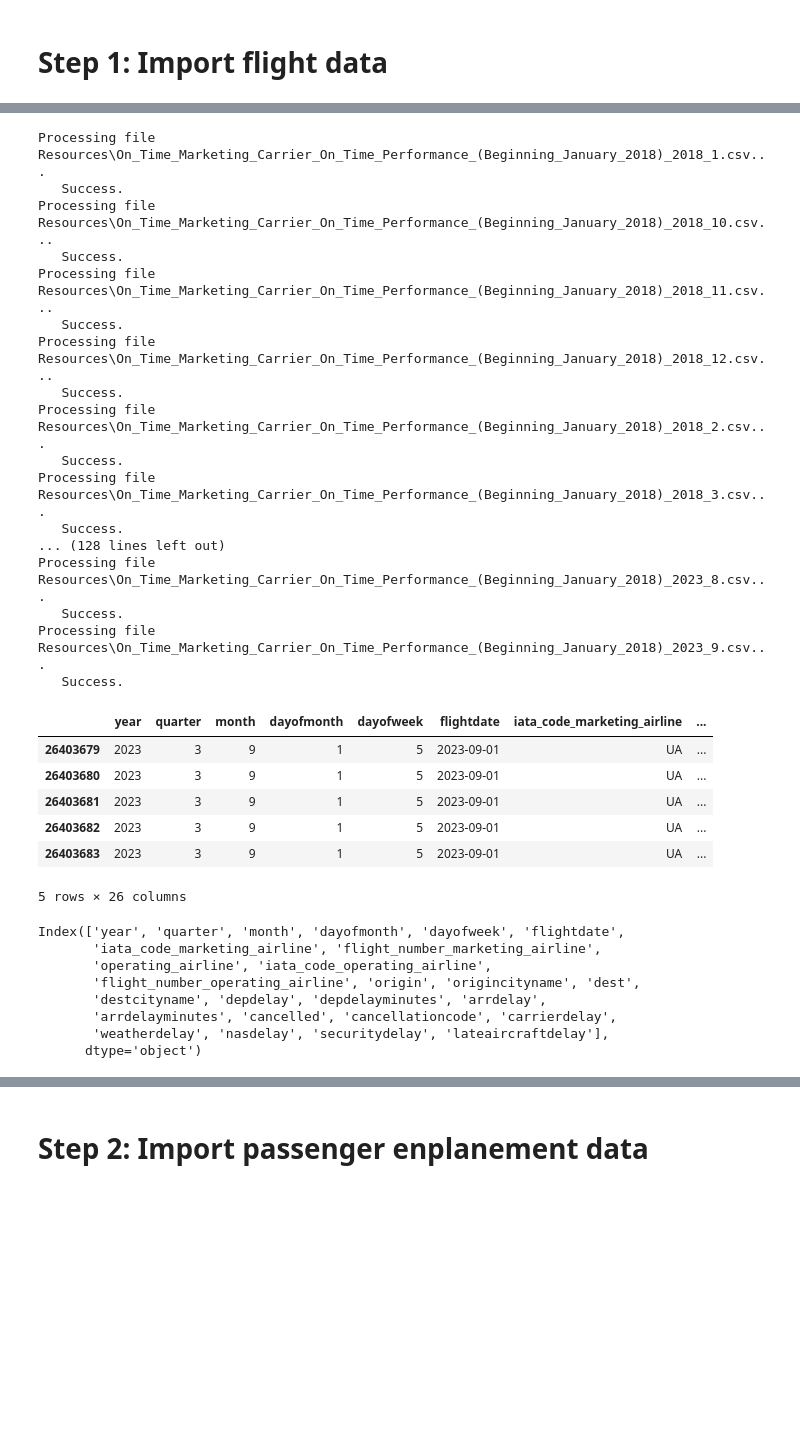
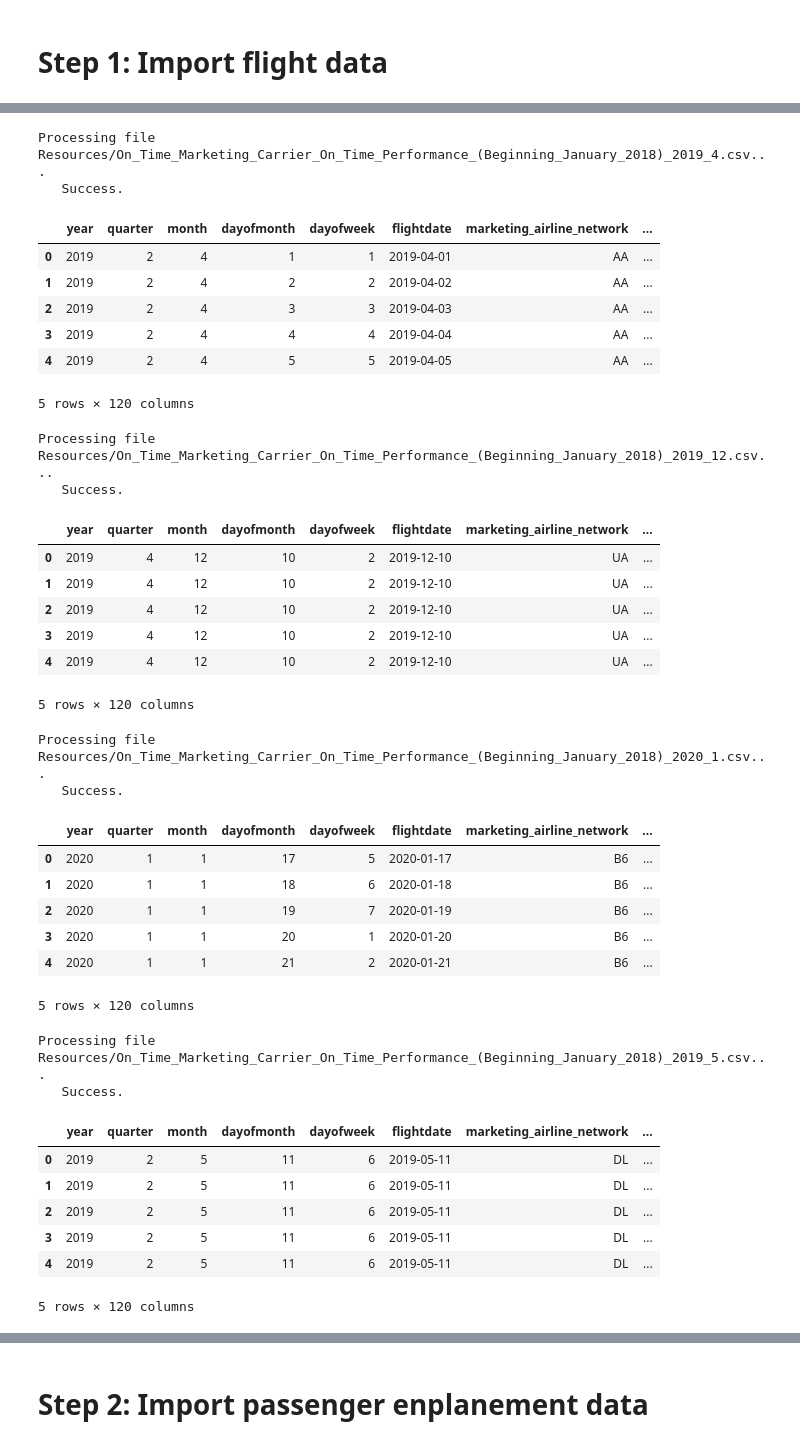
Before and after one commit to silas-ph/Group_6_EDA, a Jupyter notebook: p1_flight_data_analysis.ipynb, the cells around one changed output, grey strips where cells are left out. Cells and saved outputs as stored; diff of their text form; code cells hidden in the pictures; blank space fills up the shorter version.

Commit message:
corrected spelling on resource files and added basic stats

```diff
--- a/p1_flight_data_analysis.ipynb
+++ b/p1_flight_data_analysis.ipynb
@@ -50,5 +51,5 @@ major_airports = {'ATL': 'Atlanta',
 # Create a list that contains the flights file names
 flights_files = glob.glob(f'{input_data_path}On_Time_Marketing_Carrier_On_Time_Performance_(Beginning_January_2018)_*.csv')
 
-# for file in flights_files:
-#     print(file)
+for file in flights_files:
+    print(file)
@@ -74,7 +93,7 @@ for file in flights_files:
     # Strip out any leading or trailing whitespace from column names and make sure columns
     # are lower case
     df.rename(columns = {name:name.strip().lower() for name in df.columns}, inplace=True)
-
+    display(df.head())
     # # Keep only flights that arrive at one of the major airports
     # df = df.loc[df['dest'].isin(major_airports.keys())]
 
@@ -121,61 +140,65 @@ for file in flights_files:
     #     print('Last five rows')
     #     display(flights_dataframes[i].tail())
     #     print('\n' + '='*300 + '\n')
 
     # i += 1
 
 # Concatenate all DataFrames into a big DataFrame and reset the index
 df_flights = pd.concat(flights_dataframes).reset_index(drop=True)
 
 # print('\n' + '+'*300 + '\n')
 # print('+'*300 + '\n')
 # print('Concatenated DataFrame:')
 # print('First five lines:')
 # display(df_flights.head())
 # print('\n' + '='*300 + '\n')
 # print('End of DataFrame 0 and beginning of DataFrame 1:')
 # display(df_flights.iloc[397076:397086, :])
 # print('\n' + '='*300 + '\n')
 # print('End of DataFrame 1 and beginning of DataFrame 2:')
 # display(df_flights.iloc[823480:823490, :])
 # print('\n' + '='*300 + '\n')
 # print('End of concatenated DataFrame:')
 # display(df_flights.tail())
 # print(f'Shape of concatenated DataFrame: {df_flights.shape}')
 
 # display(df.tail())
 display(df_flights.tail())
 display(df_flights.columns)
 # %% [output]
-Processing file Resources\On_Time_Marketing_Carrier_On_Time_Performance_(Beginning_January_2018)_2018_1.csv...
+Processing file Resources/On_Time_Marketing_Carrier_On_Time_Performance_(Beginning_January_2018)_2019_4.csv...
    Success.
-Processing file Resources\On_Time_Marketing_Carrier_On_Time_Performance_(Beginning_January_2018)_2018_10.csv...
-   Success.
-Processing file Resources\On_Time_Marketing_Carrier_On_Time_Performance_(Beginning_January_2018)_2018_11.csv...
-   Success.
-Processing file Resources\On_Time_Marketing_Carrier_On_Time_Performance_(Beginning_January_2018)_2018_12.csv...
-   Success.
-Processing file Resources\On_Time_Marketing_Carrier_On_Time_Performance_(Beginning_January_2018)_2018_2.csv...
-   Success.
-Processing file Resources\On_Time_Marketing_Carrier_On_Time_Performance_(Beginning_January_2018)_2018_3.csv...
-   Success.
-... (128 lines left out)
-Processing file Resources\On_Time_Marketing_Carrier_On_Time_Performance_(Beginning_January_2018)_2023_8.csv...
-   Success.
-Processing file Resources\On_Time_Marketing_Carrier_On_Time_Performance_(Beginning_January_2018)_2023_9.csv...
-   Success.
-|  | year | quarter | month | dayofmonth | dayofweek | flightdate | iata_code_marketing_airline | ... |
-| 26403679 | 2023 | 3 | 9 | 1 | 5 | 2023-09-01 | UA | ... |
-| 26403680 | 2023 | 3 | 9 | 1 | 5 | 2023-09-01 | UA | ... |
-| 26403681 | 2023 | 3 | 9 | 1 | 5 | 2023-09-01 | UA | ... |
-| 26403682 | 2023 | 3 | 9 | 1 | 5 | 2023-09-01 | UA | ... |
-| 26403683 | 2023 | 3 | 9 | 1 | 5 | 2023-09-01 | UA | ... |
+|  | year | quarter | month | dayofmonth | dayofweek | flightdate | marketing_airline_network | ... |
+| 0 | 2019 | 2 | 4 | 1 | 1 | 2019-04-01 | AA | ... |
+| 1 | 2019 | 2 | 4 | 2 | 2 | 2019-04-02 | AA | ... |
+| 2 | 2019 | 2 | 4 | 3 | 3 | 2019-04-03 | AA | ... |
+| 3 | 2019 | 2 | 4 | 4 | 4 | 2019-04-04 | AA | ... |
+| 4 | 2019 | 2 | 4 | 5 | 5 | 2019-04-05 | AA | ... |
-5 rows × 26 columns
+5 rows × 120 columns
-Index(['year', 'quarter', 'month', 'dayofmonth', 'dayofweek', 'flightdate',
-       'iata_code_marketing_airline', 'flight_number_marketing_airline',
-       'operating_airline', 'iata_code_operating_airline',
-       'flight_number_operating_airline', 'origin', 'origincityname', 'dest',
-       'destcityname', 'depdelay', 'depdelayminutes', 'arrdelay',
-       'arrdelayminutes', 'cancelled', 'cancellationcode', 'carrierdelay',
-       'weatherdelay', 'nasdelay', 'securitydelay', 'lateaircraftdelay'],
-      dtype='object')
+Processing file Resources/On_Time_Marketing_Carrier_On_Time_Performance_(Beginning_January_2018)_2019_12.csv...
+   Success.
+|  | year | quarter | month | dayofmonth | dayofweek | flightdate | marketing_airline_network | ... |
+| 0 | 2019 | 4 | 12 | 10 | 2 | 2019-12-10 | UA | ... |
+| 1 | 2019 | 4 | 12 | 10 | 2 | 2019-12-10 | UA | ... |
+| 2 | 2019 | 4 | 12 | 10 | 2 | 2019-12-10 | UA | ... |
+| 3 | 2019 | 4 | 12 | 10 | 2 | 2019-12-10 | UA | ... |
+| 4 | 2019 | 4 | 12 | 10 | 2 | 2019-12-10 | UA | ... |
+5 rows × 120 columns
+Processing file Resources/On_Time_Marketing_Carrier_On_Time_Performance_(Beginning_January_2018)_2020_1.csv...
+   Success.
+|  | year | quarter | month | dayofmonth | dayofweek | flightdate | marketing_airline_network | ... |
+| 0 | 2020 | 1 | 1 | 17 | 5 | 2020-01-17 | B6 | ... |
+| 1 | 2020 | 1 | 1 | 18 | 6 | 2020-01-18 | B6 | ... |
+| 2 | 2020 | 1 | 1 | 19 | 7 | 2020-01-19 | B6 | ... |
+| 3 | 2020 | 1 | 1 | 20 | 1 | 2020-01-20 | B6 | ... |
+| 4 | 2020 | 1 | 1 | 21 | 2 | 2020-01-21 | B6 | ... |
+5 rows × 120 columns
+Processing file Resources/On_Time_Marketing_Carrier_On_Time_Performance_(Beginning_January_2018)_2019_5.csv...
+   Success.
+|  | year | quarter | month | dayofmonth | dayofweek | flightdate | marketing_airline_network | ... |
+| 0 | 2019 | 2 | 5 | 11 | 6 | 2019-05-11 | DL | ... |
+| 1 | 2019 | 2 | 5 | 11 | 6 | 2019-05-11 | DL | ... |
+| 2 | 2019 | 2 | 5 | 11 | 6 | 2019-05-11 | DL | ... |
+| 3 | 2019 | 2 | 5 | 11 | 6 | 2019-05-11 | DL | ... |
+| 4 | 2019 | 2 | 5 | 11 | 6 | 2019-05-11 | DL | ... |
+5 rows × 120 columns
```
Also changed, not shown: parts of 33 cells of this notebook, 46 other files.
